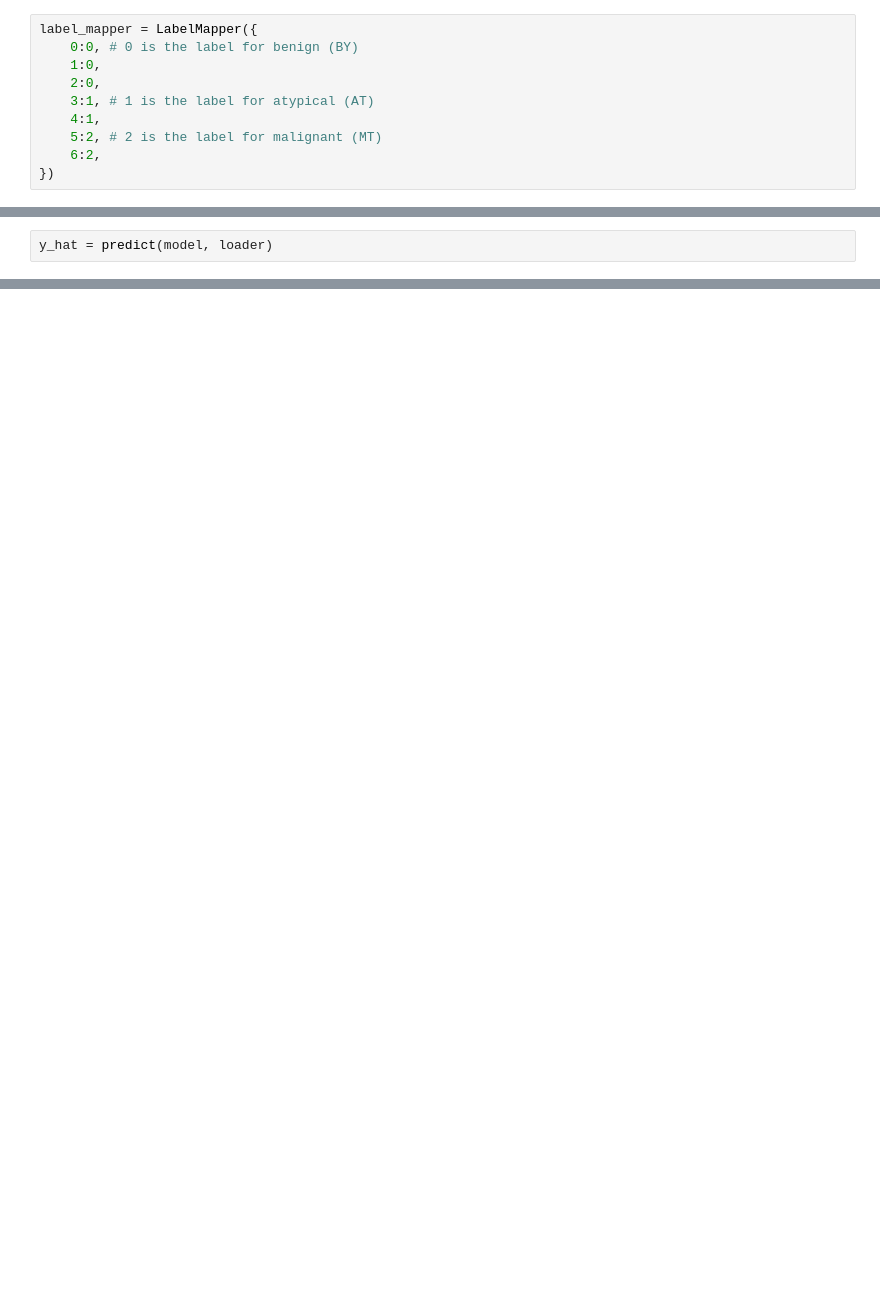
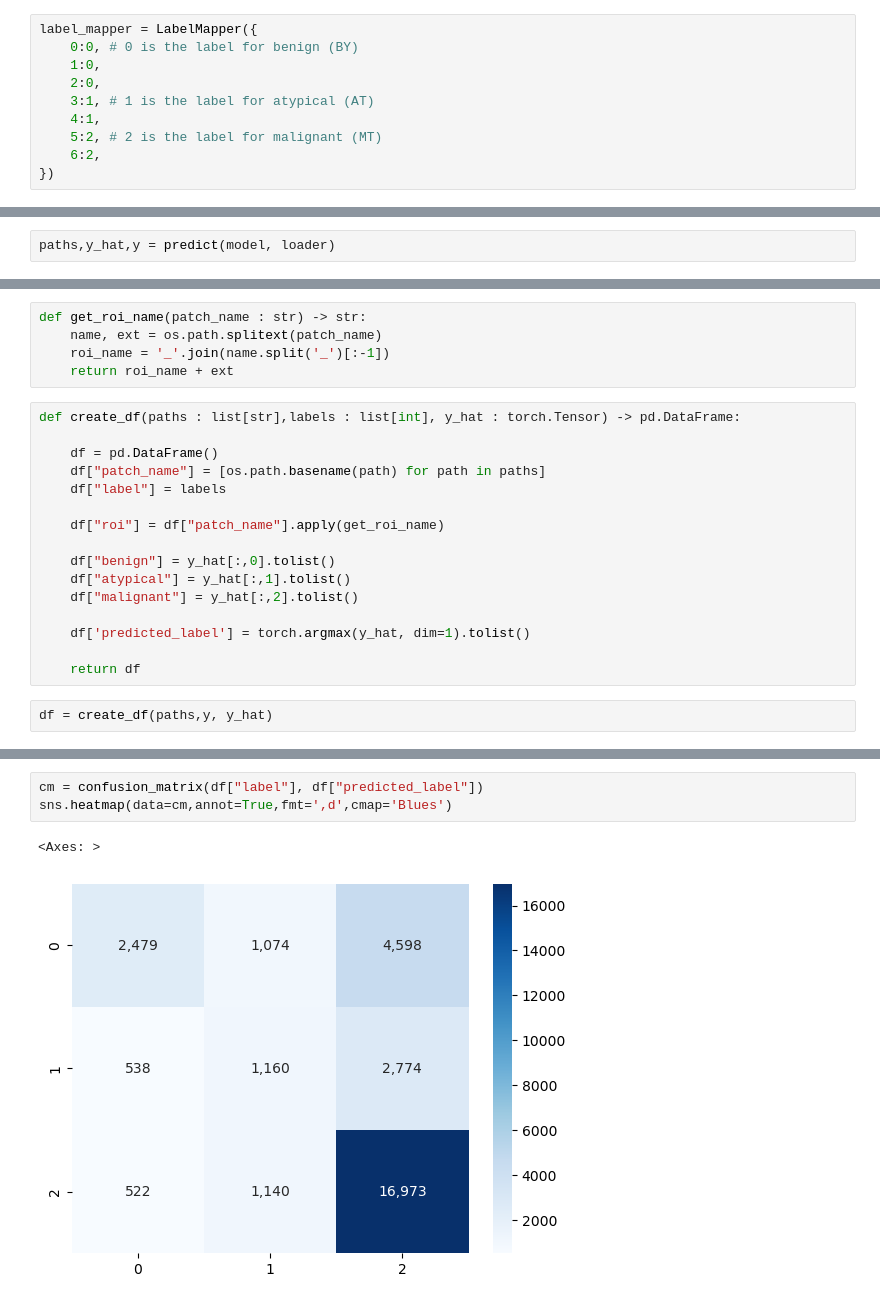
Before and after one commit to Devnetly/Breast-Cancer-Classification, a Jupyter notebook: notebooks/evaluation/resnet18.ipynb, the cells around one changed output, grey strips where cells are left out. Cells and saved outputs as stored; diff of their text form; blank space fills up the shorter version.

```diff
--- a/notebooks/evaluation/resnet18.ipynb
+++ b/notebooks/evaluation/resnet18.ipynb
@@ -109,2 +141,2 @@ def predict(
 # %%
-y_hat = predict(model, loader)
+paths,y_hat,y = predict(model, loader)
@@ -112,0 +143,23 @@ KeyboardInterrupt:
+# %%
+def get_roi_name(patch_name : str) -> str:
+    name, ext = os.path.splitext(patch_name)
+    roi_name = '_'.join(name.split('_')[:-1])
+    return roi_name + ext
+# %%
+def create_df(paths : list[str],labels : list[int], y_hat : torch.Tensor) -> pd.DataFrame:
+
+    df = pd.DataFrame()
+    df["patch_name"] = [os.path.basename(path) for path in paths]
+    df["label"] = labels
+
+    df["roi"] = df["patch_name"].apply(get_roi_name)
+
+    df["benign"] = y_hat[:,0].tolist()
+    df["atypical"] = y_hat[:,1].tolist()
+    df["malignant"] = y_hat[:,2].tolist()
+
+    df['predicted_label'] = torch.argmax(y_hat, dim=1).tolist()
+
+    return df
+# %%
+df = create_df(paths,y, y_hat)
@@ -112,0 +220,6 @@ KeyboardInterrupt:
+# %%
+cm = confusion_matrix(df["label"], df["predicted_label"])
+sns.heatmap(data=cm,annot=True,fmt=',d',cmap='Blues')
+# %% [output]
+<Axes: >
+[figure, added]
```
Also changed, not shown: parts of 30 cells of this notebook, 3 other files.
